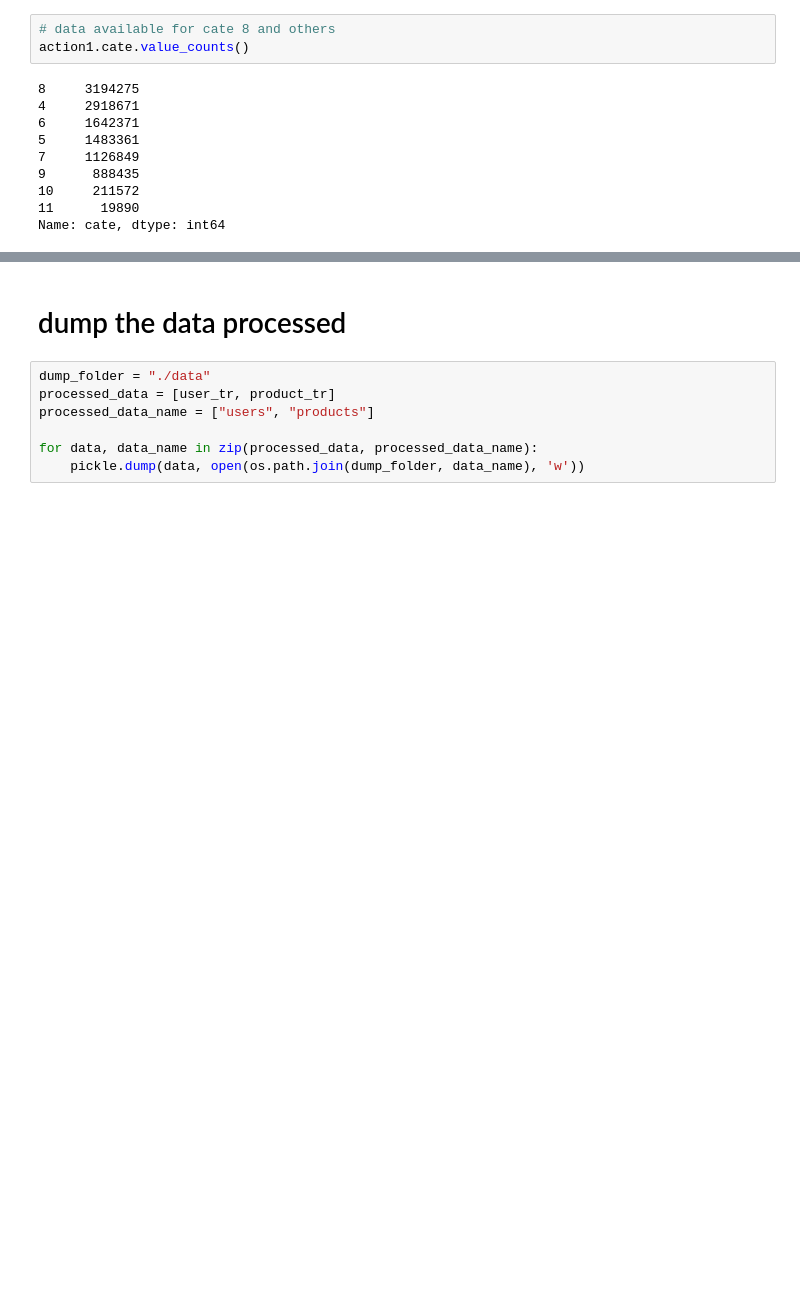
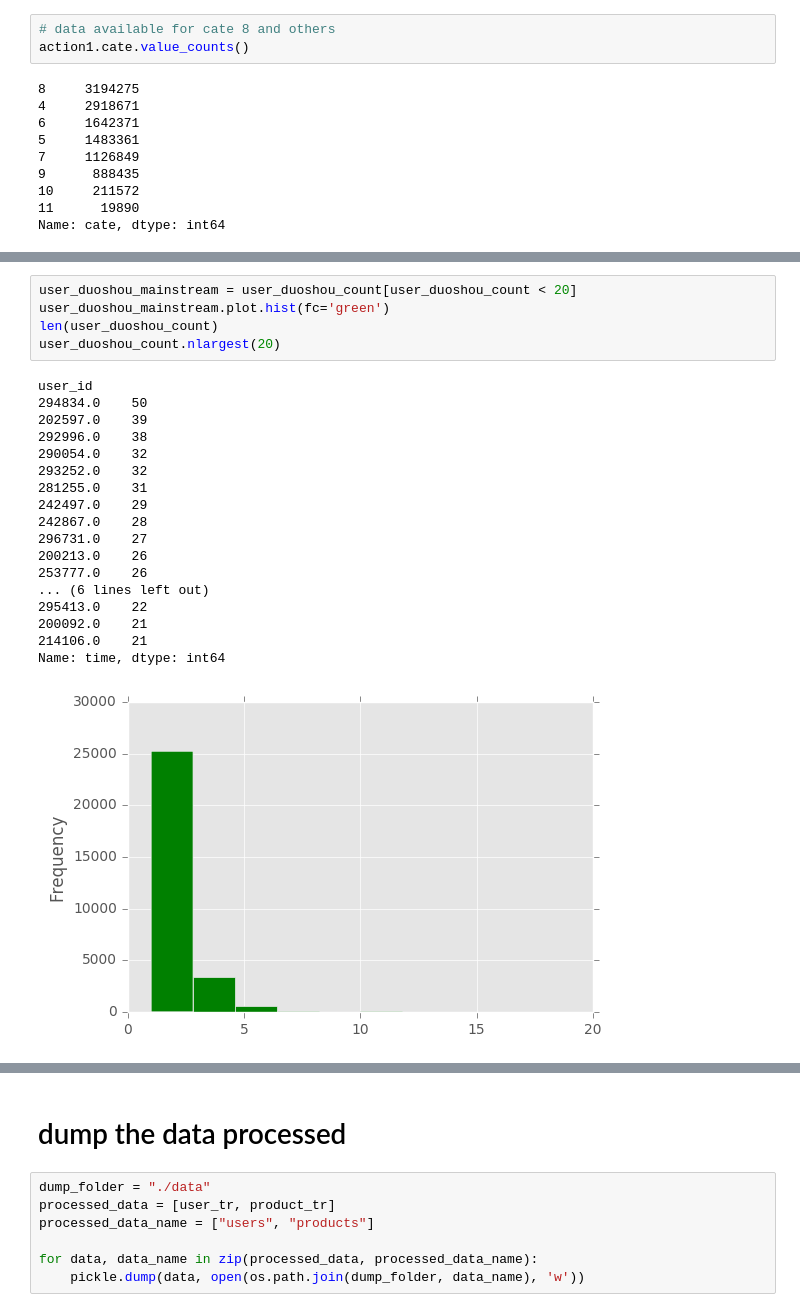
Before and after one commit to 4everer/GZY_JData, a Jupyter notebook: dataETL.ipynb, the cells around one changed output, grey strips where cells are left out. Drawn from its saved outputs; the diff is of its cells as text; blank space fills up the shorter version.

```diff
--- a/dataETL.ipynb
+++ b/dataETL.ipynb
@@ -318,0 +361,24 @@ Name: cate, dtype: int64
+# %%
+user_duoshou_mainstream = user_duoshou_count[user_duoshou_count < 20]
+user_duoshou_mainstream.plot.hist(fc='green')
+len(user_duoshou_count)
+user_duoshou_count.nlargest(20)
+# %% [output]
+user_id
+294834.0    50
+202597.0    39
+292996.0    38
+290054.0    32
+293252.0    32
+281255.0    31
+242497.0    29
+242867.0    28
+296731.0    27
+200213.0    26
+253777.0    26
+... (6 lines left out)
+295413.0    22
+200092.0    21
+214106.0    21
+Name: time, dtype: int64
+[figure, added]
```
Also changed, not shown: parts of 16 cells of this notebook, 2 other files.
